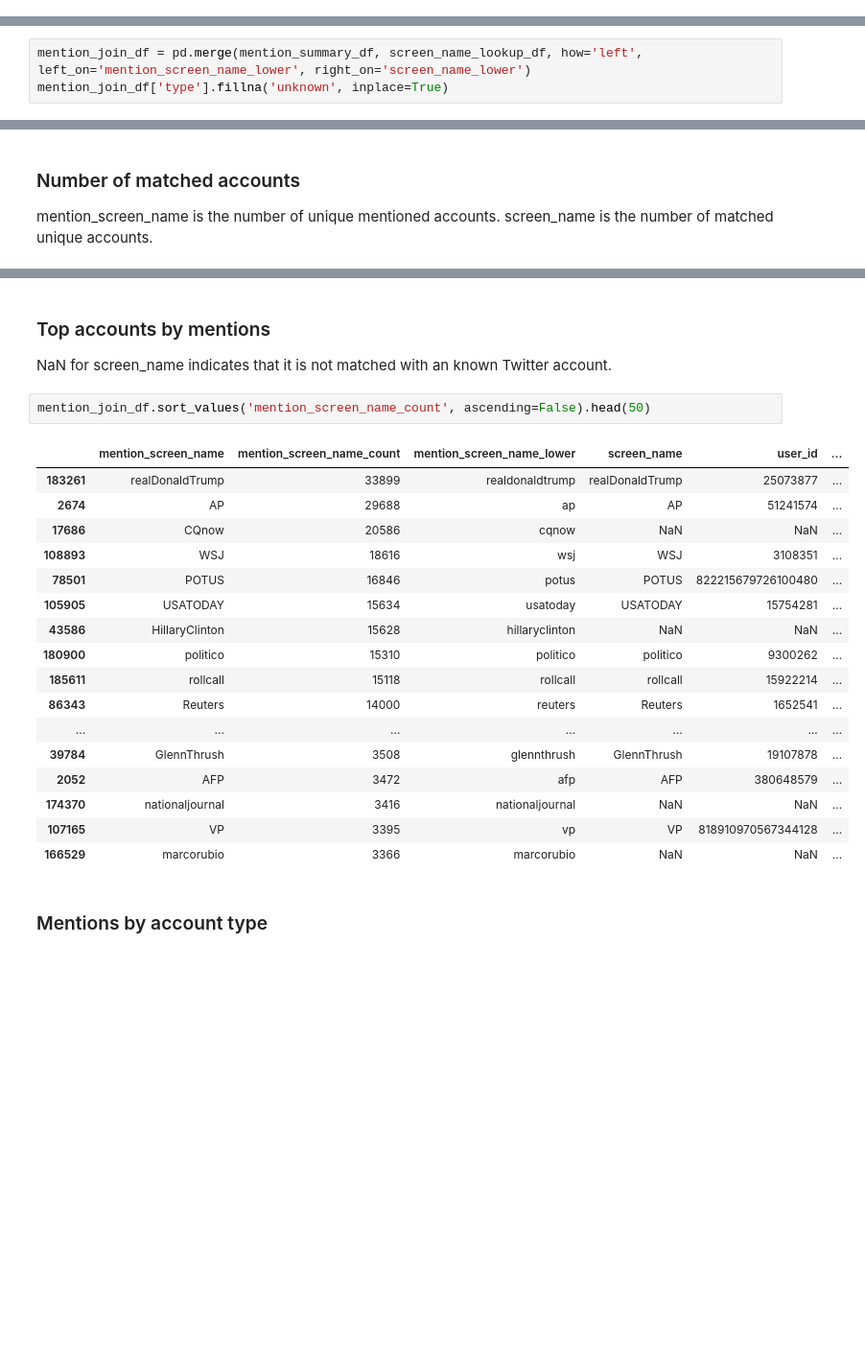
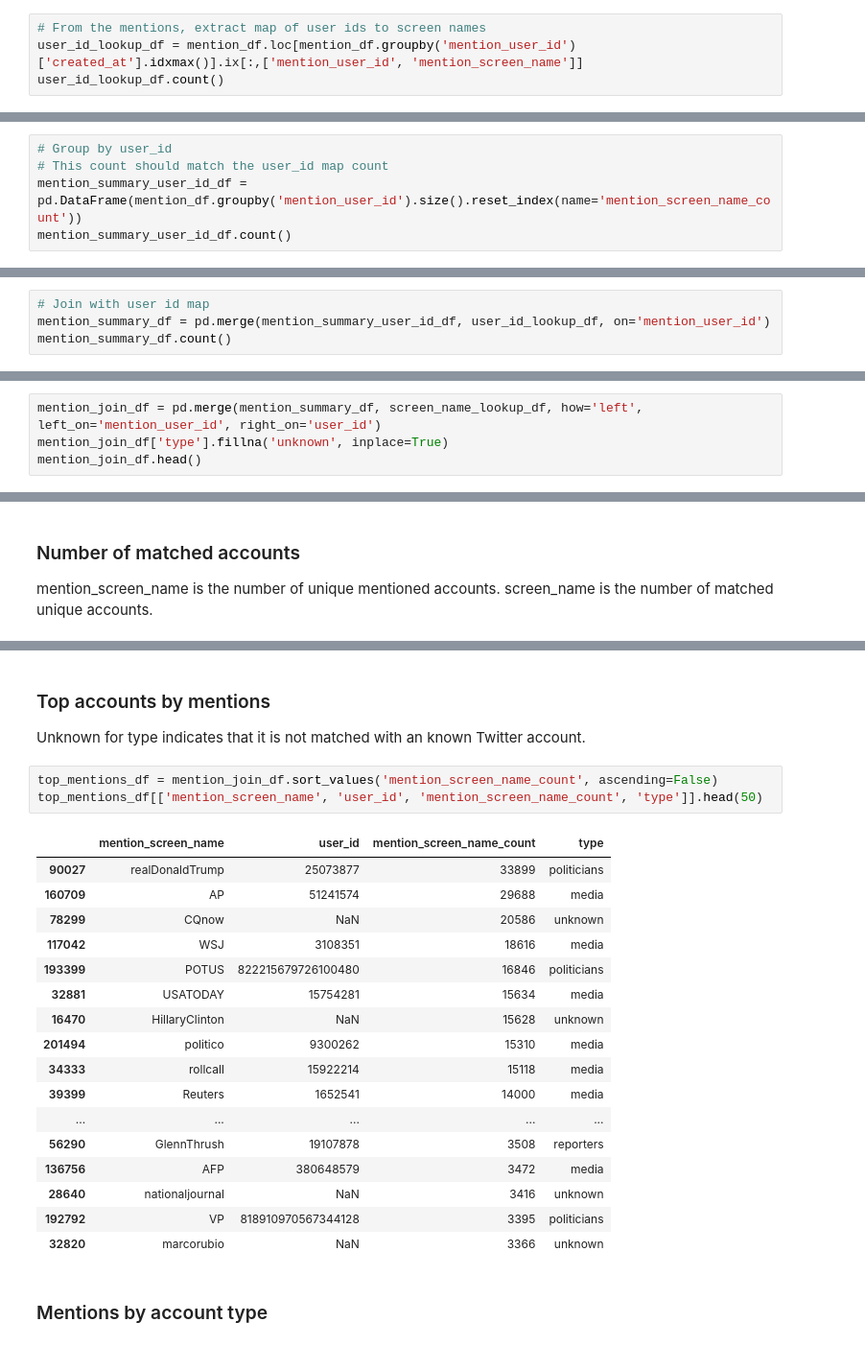
Before and after one commit to justinlittman/beltway_reporters, a Jupyter notebook: jupyter/Beltway Reporters.ipynb, the cells around one changed output, grey strips where cells are left out. Shown at 96% size. Saved outputs shown, nothing was run; the diff lists cells and outputs as text; blank space fills up the shorter version.

Commit message:
Tweaks to simplify tables. Changes to joins on user ids instead of screen names.

```diff
--- a/jupyter/Beltway Reporters.ipynb
+++ b/jupyter/Beltway Reporters.ipynb
@@ -200,0 +192,4 @@ mention_summary_df.sort_values('mention_screen_name_count', ascending=False).hea
+# %%
+# From the mentions, extract map of user ids to screen names
+user_id_lookup_df = mention_df.loc[mention_df.groupby('mention_user_id')['created_at'].idxmax()].ix[:,['mention_user_id', 'mention_screen_name']]
+user_id_lookup_df.count()
@@ -200,0 +209,5 @@ mention_summary_df.sort_values('mention_screen_name_count', ascending=False).hea
+# %%
+# Group by user_id
+# This count should match the user_id map count
+mention_summary_user_id_df = pd.DataFrame(mention_df.groupby('mention_user_id').size().reset_index(name='mention_screen_name_count'))
+mention_summary_user_id_df.count()
@@ -200,0 +227,4 @@ mention_summary_df.sort_values('mention_screen_name_count', ascending=False).hea
+# %%
+# Join with user id map
+mention_summary_df = pd.merge(mention_summary_user_id_df, user_id_lookup_df, on='mention_user_id')
+mention_summary_df.count()
@@ -313,5 +357,6 @@ dtype: int64
 # %% [markdown]
 ### Join the mentions and the known Twitter accounts
 # %%
-mention_join_df = pd.merge(mention_summary_df, screen_name_lookup_df, how='left', left_on='mention_screen_name_lower', right_on='screen_name_lower')
+mention_join_df = pd.merge(mention_summary_df, screen_name_lookup_df, how='left', left_on='mention_user_id', right_on='user_id')
 mention_join_df['type'].fillna('unknown', inplace=True)
+mention_join_df.head()
@@ -343,27 +396,28 @@ type                         205243
 dtype: int64
 # %% [markdown]
 ### Top accounts by mentions
-NaN for screen_name indicates that it is not matched with an known Twitter account.
+Unknown for type indicates that it is not matched with an known Twitter account.
 # %%
-mention_join_df.sort_values('mention_screen_name_count', ascending=False).head(50)
+top_mentions_df = mention_join_df.sort_values('mention_screen_name_count', ascending=False)
+top_mentions_df[['mention_screen_name', 'user_id', 'mention_screen_name_count', 'type']].head(50)
 # %% [output]
-|  | mention_screen_name | mention_screen_name_count | mention_screen_name_lower | screen_name | user_id | ... |
-| 183261 | realDonaldTrump | 33899 | realdonaldtrump | realDonaldTrump | 25073877 | ... |
-| 2674 | AP | 29688 | ap | AP | 51241574 | ... |
-| 17686 | CQnow | 20586 | cqnow | NaN | NaN | ... |
-| 108893 | WSJ | 18616 | wsj | WSJ | 3108351 | ... |
-| 78501 | POTUS | 16846 | potus | POTUS | 822215679726100480 | ... |
-| 105905 | USATODAY | 15634 | usatoday | USATODAY | 15754281 | ... |
-| 43586 | HillaryClinton | 15628 | hillaryclinton | NaN | NaN | ... |
-| 180900 | politico | 15310 | politico | politico | 9300262 | ... |
-| 185611 | rollcall | 15118 | rollcall | rollcall | 15922214 | ... |
-| 86343 | Reuters | 14000 | reuters | Reuters | 1652541 | ... |
-| ... | ... | ... | ... | ... | ... | ... |
-| 39784 | GlennThrush | 3508 | glennthrush | GlennThrush | 19107878 | ... |
-| 2052 | AFP | 3472 | afp | AFP | 380648579 | ... |
-| 174370 | nationaljournal | 3416 | nationaljournal | NaN | NaN | ... |
-| 107165 | VP | 3395 | vp | VP | 818910970567344128 | ... |
-| 166529 | marcorubio | 3366 | marcorubio | NaN | NaN | ... |
+|  | mention_screen_name | user_id | mention_screen_name_count | type |
+| 90027 | realDonaldTrump | 25073877 | 33899 | politicians |
+| 160709 | AP | 51241574 | 29688 | media |
+| 78299 | CQnow | NaN | 20586 | unknown |
+| 117042 | WSJ | 3108351 | 18616 | media |
+| 193399 | POTUS | 822215679726100480 | 16846 | politicians |
+| 32881 | USATODAY | 15754281 | 15634 | media |
+| 16470 | HillaryClinton | NaN | 15628 | unknown |
+| 201494 | politico | 9300262 | 15310 | media |
+| 34333 | rollcall | 15922214 | 15118 | media |
+| 39399 | Reuters | 1652541 | 14000 | media |
+| ... | ... | ... | ... | ... |
+| 56290 | GlennThrush | 19107878 | 3508 | reporters |
+| 136756 | AFP | 380648579 | 3472 | media |
+| 28640 | nationaljournal | NaN | 3416 | unknown |
+| 192792 | VP | 818910970567344128 | 3395 | politicians |
+| 32820 | marcorubio | NaN | 3366 | unknown |
 # %% [markdown]
 ### Mentions by account type
 # %%
```
Also changed, not shown: parts of 20 cells of this notebook.
